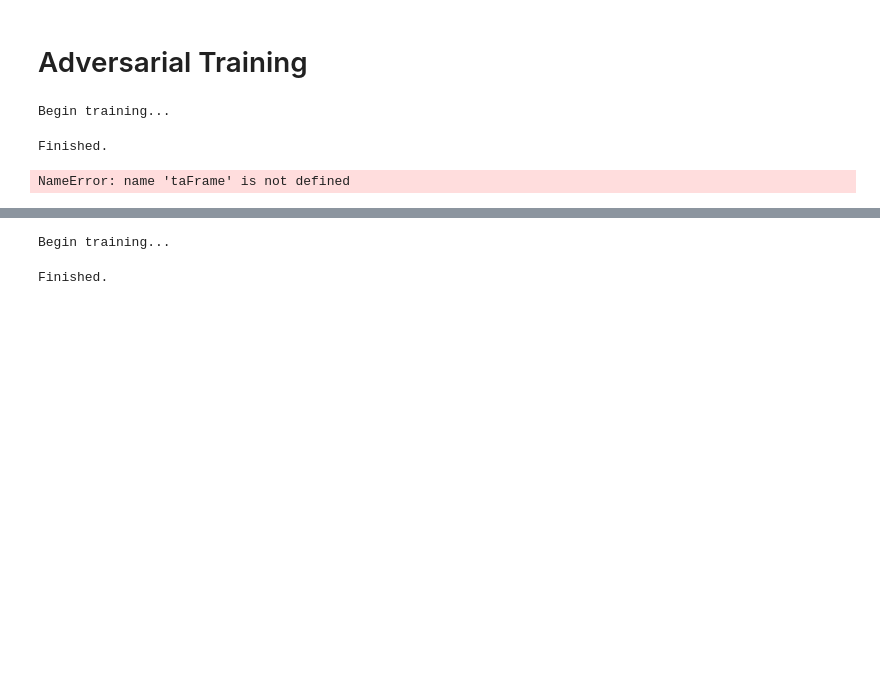
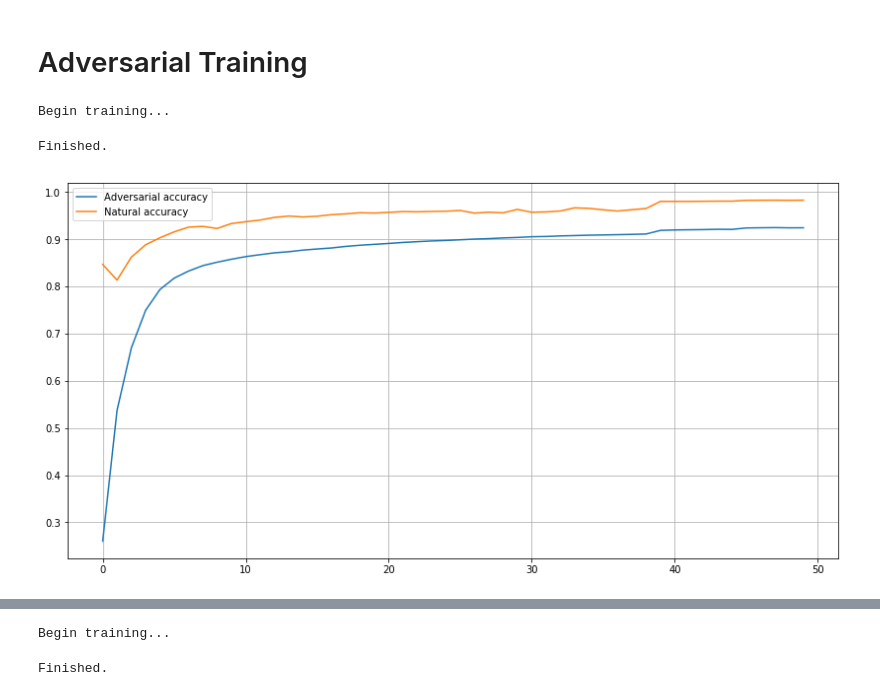
Before and after one commit to oscarknagg/adversarial, a Jupyter notebook: notebooks/Adversarial_Training.ipynb, the cells around one changed output, grey strips where cells are left out. Drawn from its saved outputs; the diff is of its cells as text; code cells hidden in the pictures; blank space fills up the shorter version.

```diff
--- a/notebooks/Adversarial_Training.ipynb
+++ b/notebooks/Adversarial_Training.ipynb
@@ -219,10 +226,10 @@ Finished.
 # %%
 df_linf = pd.DataFrame(training_history_linf)
 plt.figure(figsize=(14,7))
-plt.plot(df_linf['epoch'], df_linf['accuracy'], label='Adversarial accuracy')
-plt.plot(df_linf['epoch'], df_linf['val_accuracy'], label='Natural accuracy')
+plt.plot(df_linf['accuracy'], label='Adversarial accuracy')
+plt.plot(df_linf['val_accuracy'], label='Natural accuracy')
 plt.grid()
 plt.legend()
 plt.show()
 # %% [output]
-NameError: name 'taFrame' is not defined
+[figure, added]
```
Also changed, not shown: parts of 19 cells of this notebook, 3 other files.
